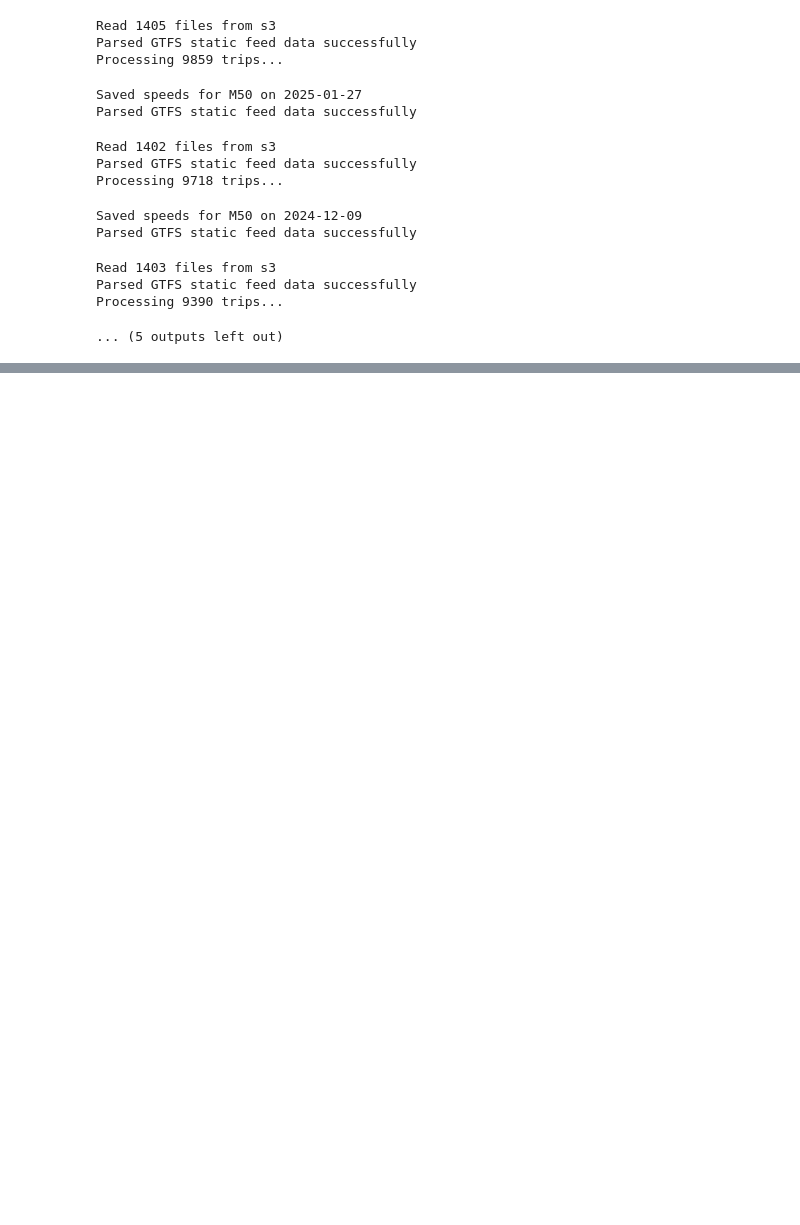
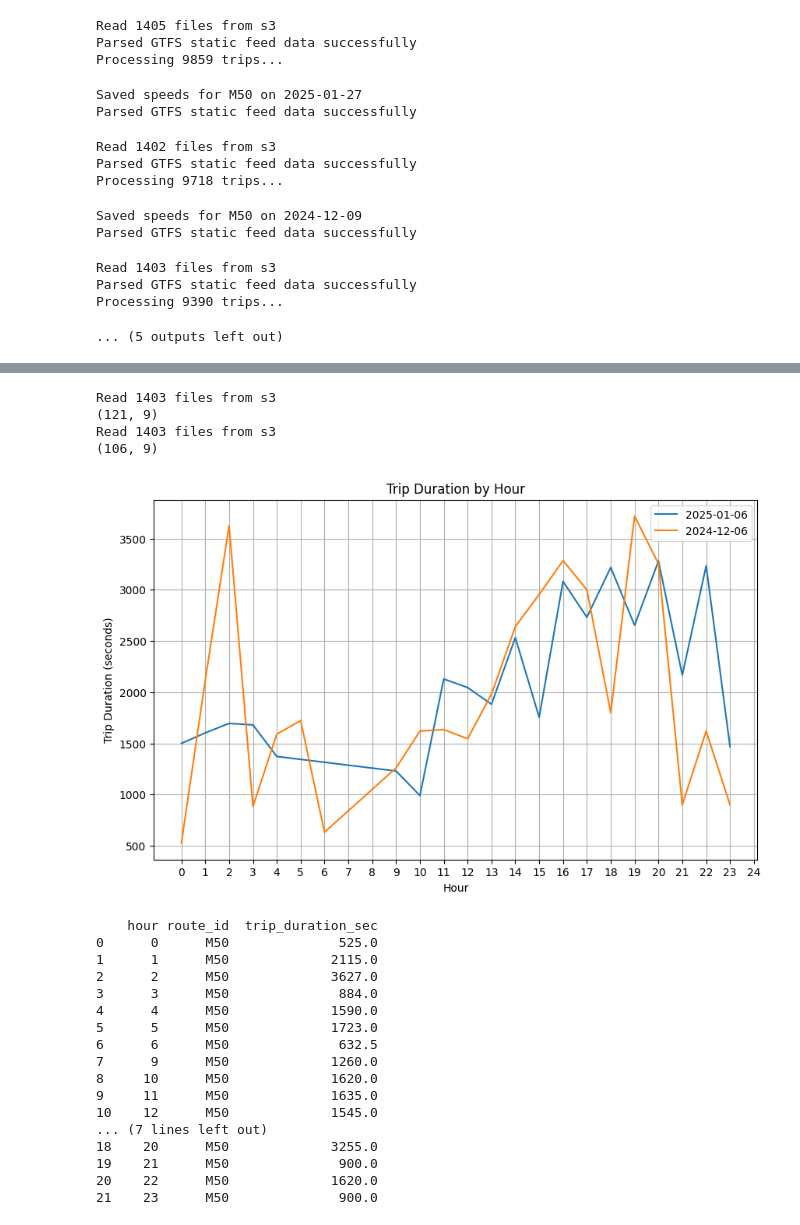
Before and after one commit to Cornell-Tech-Urban-Tech-Hub/gtfs-realtime-performance, a Jupyter notebook: notebooks/process_from_s3_use_cases.ipynb, the cells around one changed output, grey strips where cells are left out. Cells and saved outputs as stored; diff of their text form; code cells hidden in the pictures; blank space fills up the shorter version.

Commit message:
travel time comparison

```diff
--- a/notebooks/process_from_s3_use_cases.ipynb
+++ b/notebooks/process_from_s3_use_cases.ipynb
@@ -270,0 +269,3 @@ def calculate_speeds_metric_daily(date: str, speeds: pd.DataFrame):
+# %%
+bucket = "dataclinic-gtfs-rt"
+route_id = "M50"
@@ -270,0 +319,62 @@ def calculate_speeds_metric_daily(date: str, speeds: pd.DataFrame):
+# %%
+# fetching the trips
+bus_trips_250106 = get_bus_travel_time(bucket, "2025-01-06", "M50")
+bus_trips_241206 = get_bus_travel_time(bucket, "2024-12-06", "M50")
+# %% [output]
+Read 1403 files from s3
+(121, 9)
+Read 1403 files from s3
+(106, 9)
+# %%
+# Visualization
+
+# line plot of the average trip duration by interpolated time(half hour, drop date)
+df_250106 = bus_trips_250106.copy()
+df_250106["hour"] = bus_trips_250106["interpolated_time"].dt.floor("H").dt.strftime("%H")
+df_250106 = df_250106.groupby(["hour", "route_id"]).agg(
+    trip_duration_sec = ("trip_duration_sec", "median")
+).reset_index()
+
+df_241206 = bus_trips_241206.copy()
+df_241206["hour"] = df_241206["interpolated_time"].dt.floor("H").dt.strftime("%H")
+df_241206 = df_241206.groupby(["hour", "route_id"]).agg(
+    trip_duration_sec = ("trip_duration_sec", "median")
+).reset_index()
+
+# Ensure hour is an integer
+df_250106["hour"] = df_250106["hour"].astype(int)
+df_241206["hour"] = df_241206["hour"].astype(int)
+
+# line plot
+import matplotlib.pyplot as plt
+plt.figure(figsize=(10, 6))
+plt.plot(df_250106["hour"], df_250106["trip_duration_sec"], label="2025-01-06")
+plt.plot(df_241206["hour"], df_241206["trip_duration_sec"], label="2024-12-06")
+plt.title("Trip Duration by Hour")
+plt.xlabel("Hour")
+plt.ylabel("Trip Duration (seconds)")
+plt.xticks(range(0, 25))
+plt.legend()
+plt.grid(True)
+plt.show()
+
+print(df_241206)
+# %% [output]
+[figure, added]
+    hour route_id  trip_duration_sec
+0      0      M50              525.0
+1      1      M50             2115.0
+2      2      M50             3627.0
+3      3      M50              884.0
+4      4      M50             1590.0
+5      5      M50             1723.0
+6      6      M50              632.5
+7      9      M50             1260.0
+8     10      M50             1620.0
+9     11      M50             1635.0
+10    12      M50             1545.0
+... (7 lines left out)
+18    20      M50             3255.0
+19    21      M50              900.0
+20    22      M50             1620.0
+21    23      M50              900.0
```
Also changed, not shown: parts of 8 cells of this notebook.
